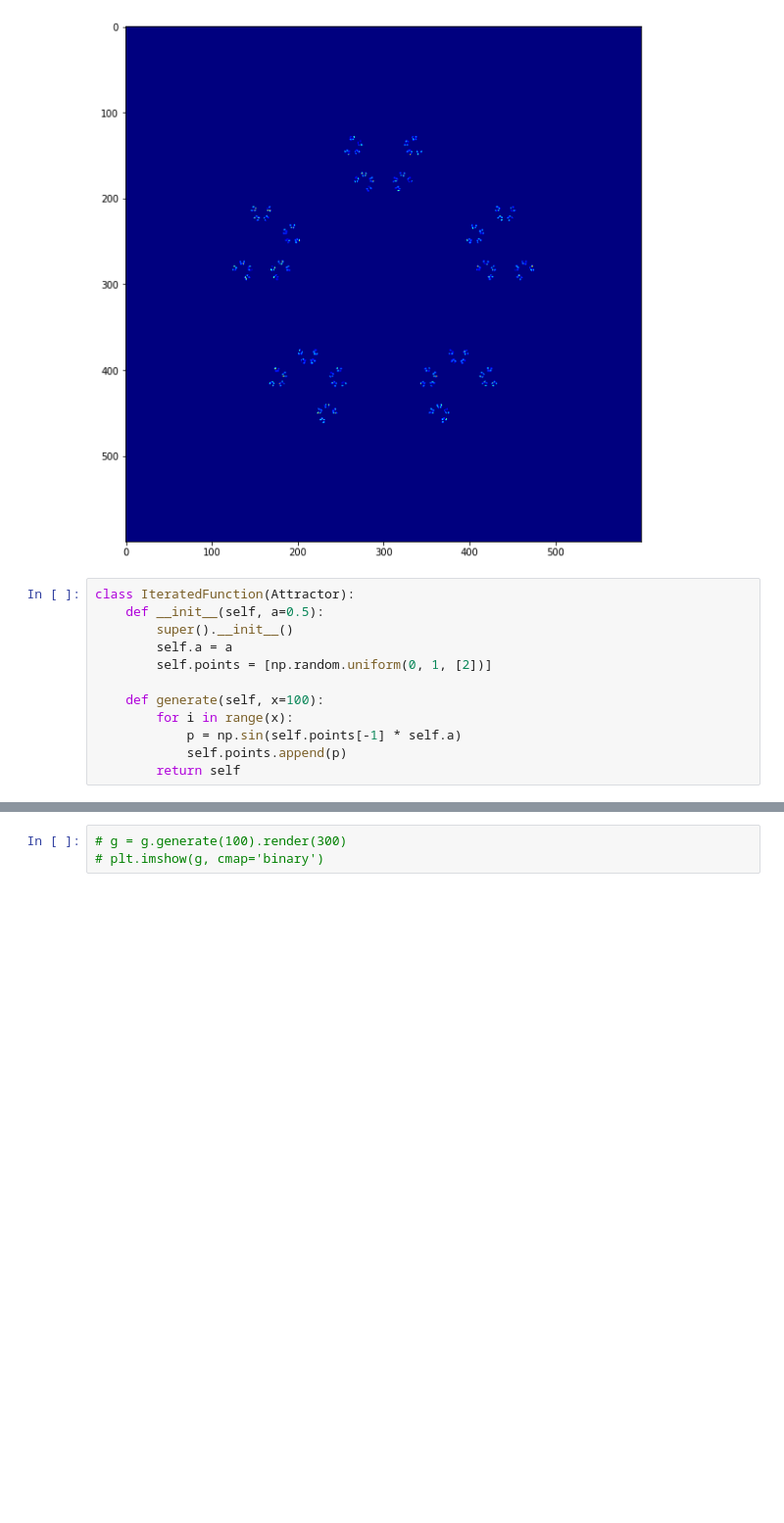
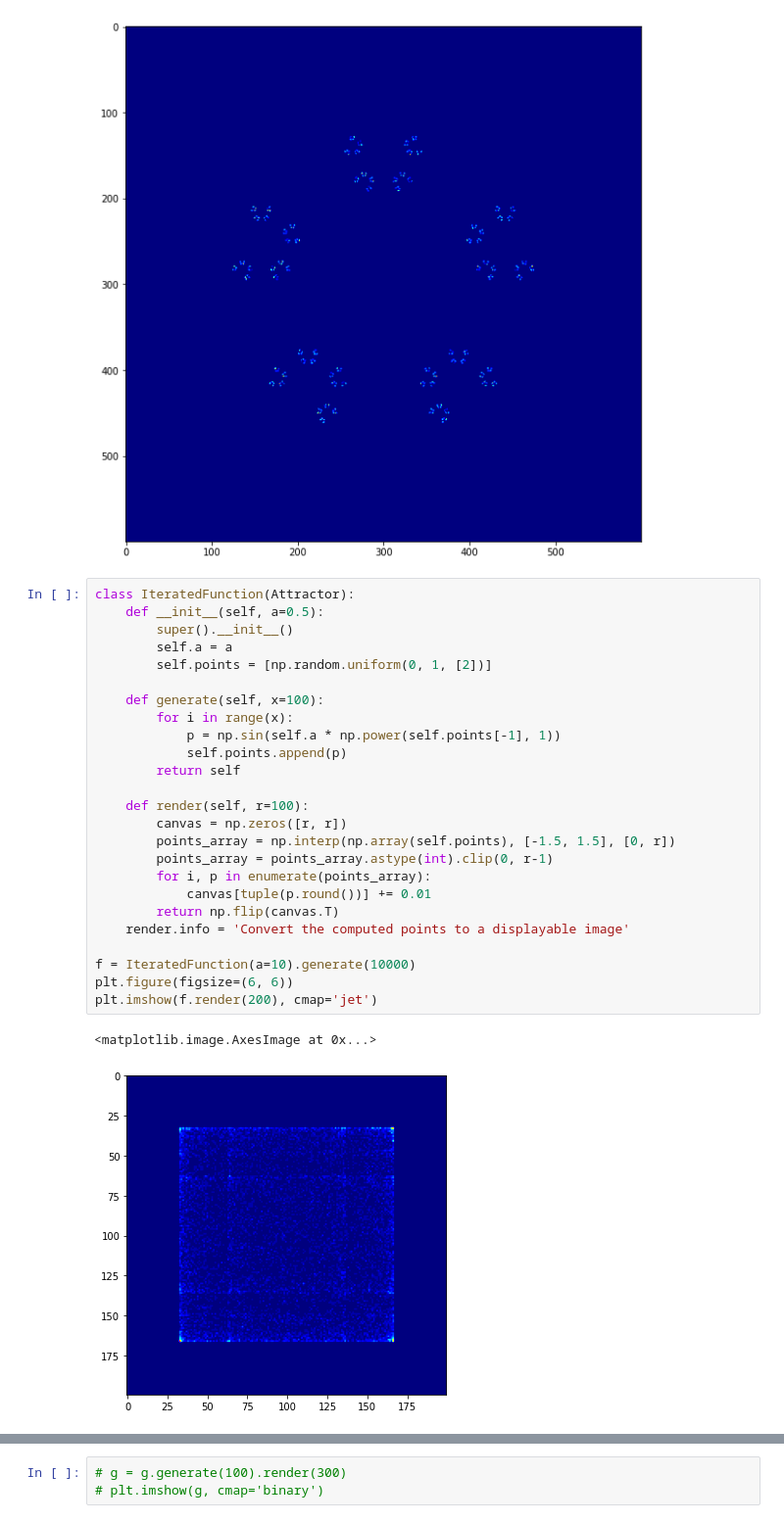
Before and after one commit to generic-github-user/fractals, a Jupyter notebook: fractals.ipynb, the cells around one changed output, grey strips where cells are left out. Shown at 98% size. Saved outputs shown, nothing was run; the diff lists cells and outputs as text; blank space fills up the shorter version.

Commit message:
add render method

```diff
--- a/fractals.ipynb
+++ b/fractals.ipynb
@@ -226,12 +226,28 @@ plt.imshow(g.render(600, color='vertex'), cmap='jet')
 # %%
 class IteratedFunction(Attractor):
     def __init__(self, a=0.5):
         super().__init__()
         self.a = a
         self.points = [np.random.uniform(0, 1, [2])]
 
     def generate(self, x=100):
         for i in range(x):
-            p = np.sin(self.points[-1] * self.a)
+            p = np.sin(self.a * np.power(self.points[-1], 1))
             self.points.append(p)
         return self
+
+    def render(self, r=100):
+        canvas = np.zeros([r, r])
+        points_array = np.interp(np.array(self.points), [-1.5, 1.5], [0, r])
+        points_array = points_array.astype(int).clip(0, r-1)
+        for i, p in enumerate(points_array):
+            canvas[tuple(p.round())] += 0.01
+        return np.flip(canvas.T)
+    render.info = 'Convert the computed points to a displayable image'
+
+f = IteratedFunction(a=10).generate(10000)
+plt.figure(figsize=(6, 6))
+plt.imshow(f.render(200), cmap='jet')
+# %% [output]
+<matplotlib.image.AxesImage at 0x...>
+[figure, added]
```
Also changed, not shown: parts of 1 cell of this notebook.
